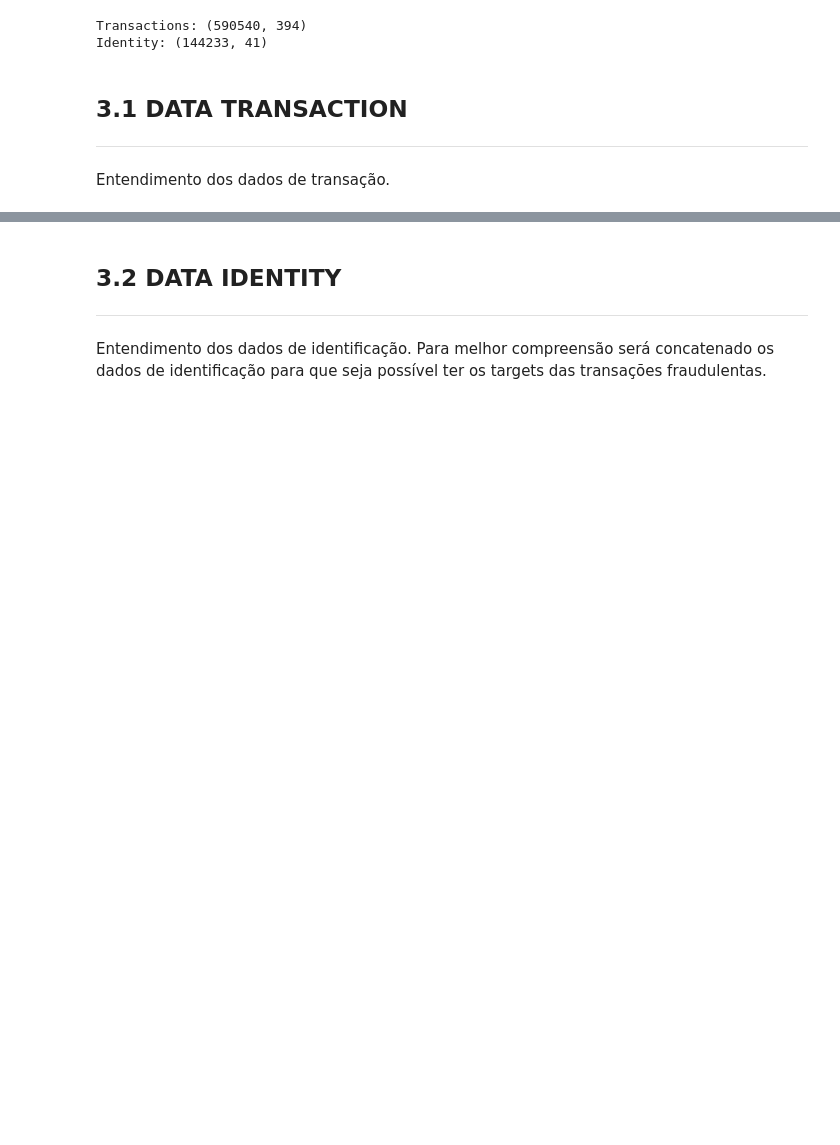
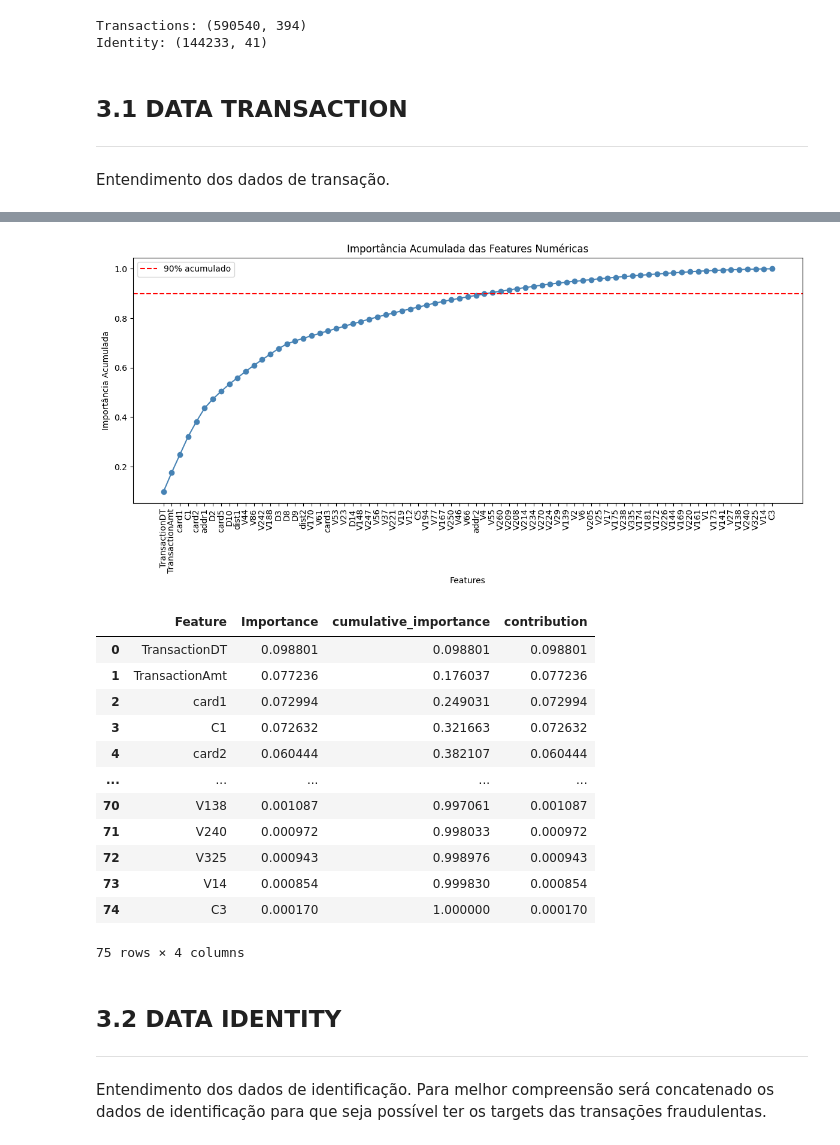
Before and after one commit to MatSchualtz/Anomaly_Detection_4BankFraud, a Jupyter notebook: notebooks/01_exploration.ipynb, the cells around one changed output, grey strips where cells are left out. Saved outputs shown, nothing was run; the diff lists cells and outputs as text; code cells hidden in the pictures; blank space fills up the shorter version.

```diff
--- a/notebooks/01_exploration.ipynb
+++ b/notebooks/01_exploration.ipynb
@@ -112,0 +135,3 @@ for col1, col2, corr in high_corr:
+# %%
+df_trans[['card1','card2','card3','card4','card5','card6']]
+DROP_COLUMNS_TRANS.remove('card4')
@@ -113,3 +143,23 @@ for col1, col2, corr in high_corr:
+# %%
+cols_to_keep = [c for c in df_trans.columns[1:394] if c not in DROP_COLUMNS_TRANS]
+
+low_num_cols, cumulative_importance = low_importance_numerical(df_trans[cols_to_keep], target_col='isFraud', threshold=0.001)
+cumulative_importance
+# %% [output]
+[figure, added]
+|  | Feature | Importance | cumulative_importance | contribution |
+| 0 | TransactionDT | 0.098801 | 0.098801 | 0.098801 |
+| 1 | TransactionAmt | 0.077236 | 0.176037 | 0.077236 |
+| 2 | card1 | 0.072994 | 0.249031 | 0.072994 |
+| 3 | C1 | 0.072632 | 0.321663 | 0.072632 |
+| 4 | card2 | 0.060444 | 0.382107 | 0.060444 |
+| ... | ... | ... | ... | ... |
+| 70 | V138 | 0.001087 | 0.997061 | 0.001087 |
+| 71 | V240 | 0.000972 | 0.998033 | 0.000972 |
+| 72 | V325 | 0.000943 | 0.998976 | 0.000943 |
+| 73 | V14 | 0.000854 | 0.999830 | 0.000854 |
+| 74 | C3 | 0.000170 | 1.000000 | 0.000170 |
+75 rows × 4 columns
 # %% [markdown]
 ## 3.2 DATA IDENTITY
 ***
```
Also changed, not shown: parts of 11 cells of this notebook, 1 other file.
